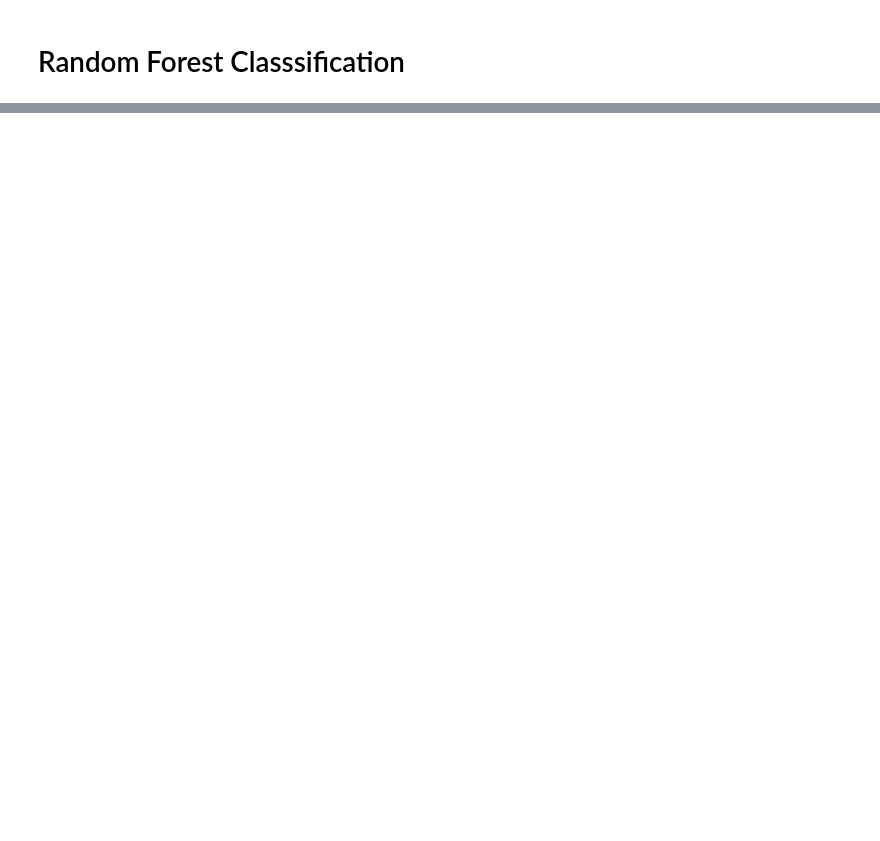
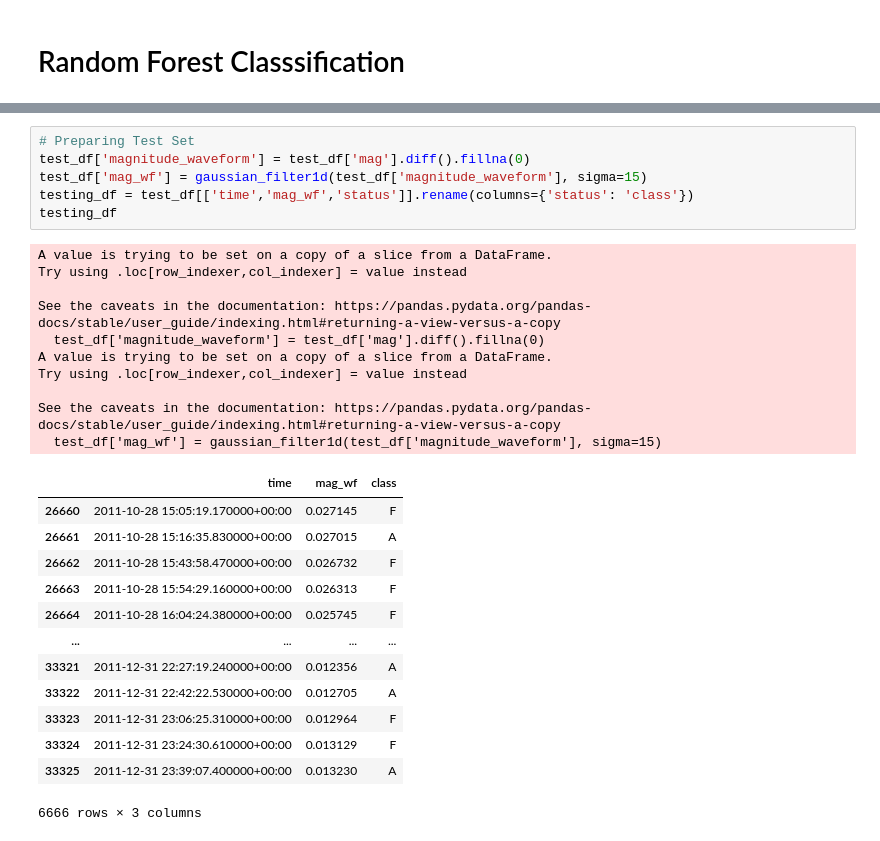
Before and after one commit to darkun7/shapelet, a Jupyter notebook: notebook/shapelet.ipynb, the cells around one changed output, grey strips where cells are left out. Cells and saved outputs as stored; diff of their text form; blank space fills up the shorter version.

```diff
--- a/notebook/shapelet.ipynb
+++ b/notebook/shapelet.ipynb
@@ -687,0 +569,30 @@ classify_with_random_forest(X_transformed, labels)
+# %%
+# Preparing Test Set
+test_df['magnitude_waveform'] = test_df['mag'].diff().fillna(0)
+test_df['mag_wf'] = gaussian_filter1d(test_df['magnitude_waveform'], sigma=15)
+testing_df = test_df[['time','mag_wf','status']].rename(columns={'status': 'class'})
+testing_df
+# %% [output]
+A value is trying to be set on a copy of a slice from a DataFrame.
+Try using .loc[row_indexer,col_indexer] = value instead
+
+See the caveats in the documentation: https://pandas.pydata.org/pandas-docs/stable/user_guide/indexing.html#returning-a-view-versus-a-copy
+  test_df['magnitude_waveform'] = test_df['mag'].diff().fillna(0)
+A value is trying to be set on a copy of a slice from a DataFrame.
+Try using .loc[row_indexer,col_indexer] = value instead
+
+See the caveats in the documentation: https://pandas.pydata.org/pandas-docs/stable/user_guide/indexing.html#returning-a-view-versus-a-copy
+  test_df['mag_wf'] = gaussian_filter1d(test_df['magnitude_waveform'], sigma=15)
+|  | time | mag_wf | class |
+| 26660 | 2011-10-28 15:05:19.170000+00:00 | 0.027145 | F |
+| 26661 | 2011-10-28 15:16:35.830000+00:00 | 0.027015 | A |
+| 26662 | 2011-10-28 15:43:58.470000+00:00 | 0.026732 | F |
+| 26663 | 2011-10-28 15:54:29.160000+00:00 | 0.026313 | F |
+| 26664 | 2011-10-28 16:04:24.380000+00:00 | 0.025745 | F |
+| ... | ... | ... | ... |
+| 33321 | 2011-12-31 22:27:19.240000+00:00 | 0.012356 | A |
+| 33322 | 2011-12-31 22:42:22.530000+00:00 | 0.012705 | A |
+| 33323 | 2011-12-31 23:06:25.310000+00:00 | 0.012964 | F |
+| 33324 | 2011-12-31 23:24:30.610000+00:00 | 0.013129 | F |
+| 33325 | 2011-12-31 23:39:07.400000+00:00 | 0.013230 | A |
+6666 rows × 3 columns
```
Also changed, not shown: parts of 38 cells of this notebook, 2 other files.
